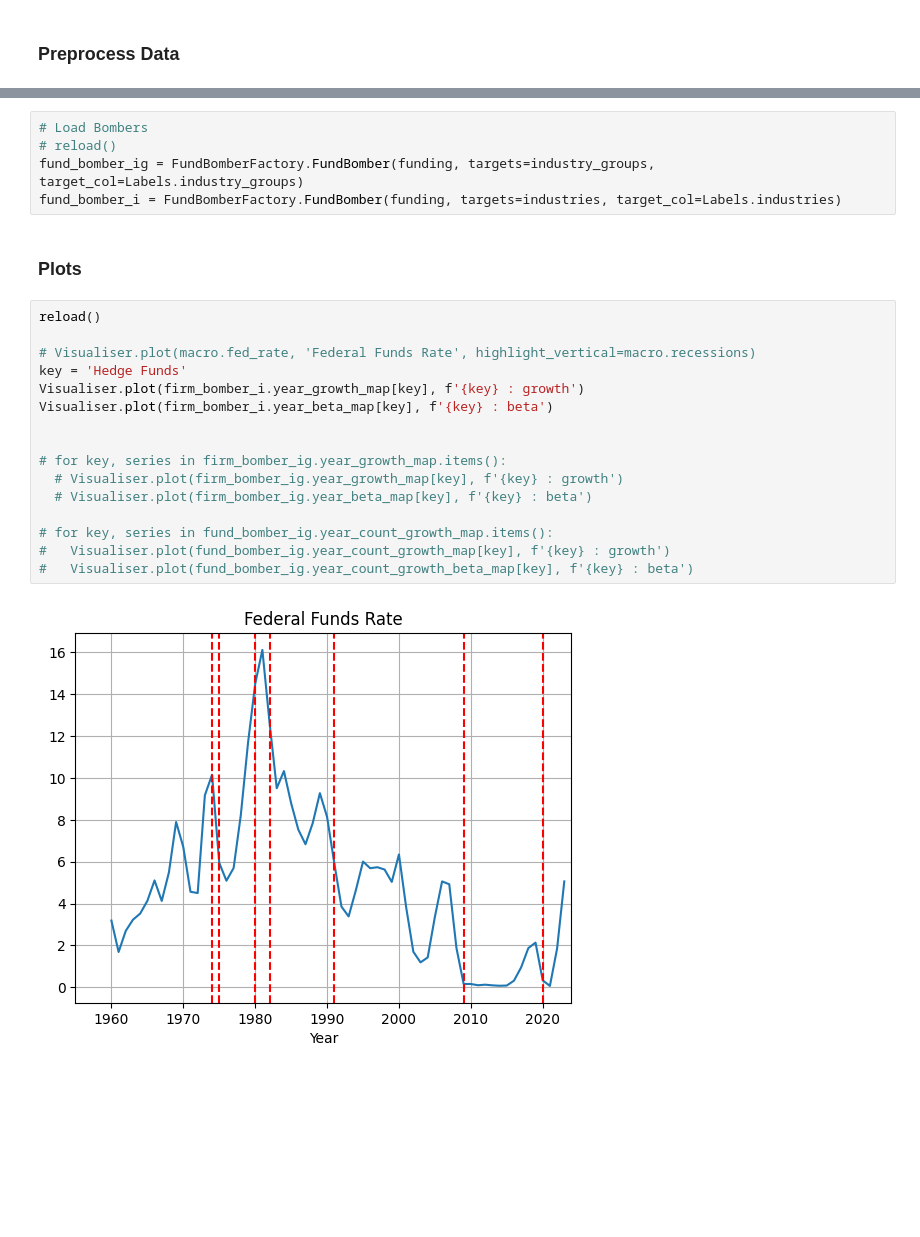
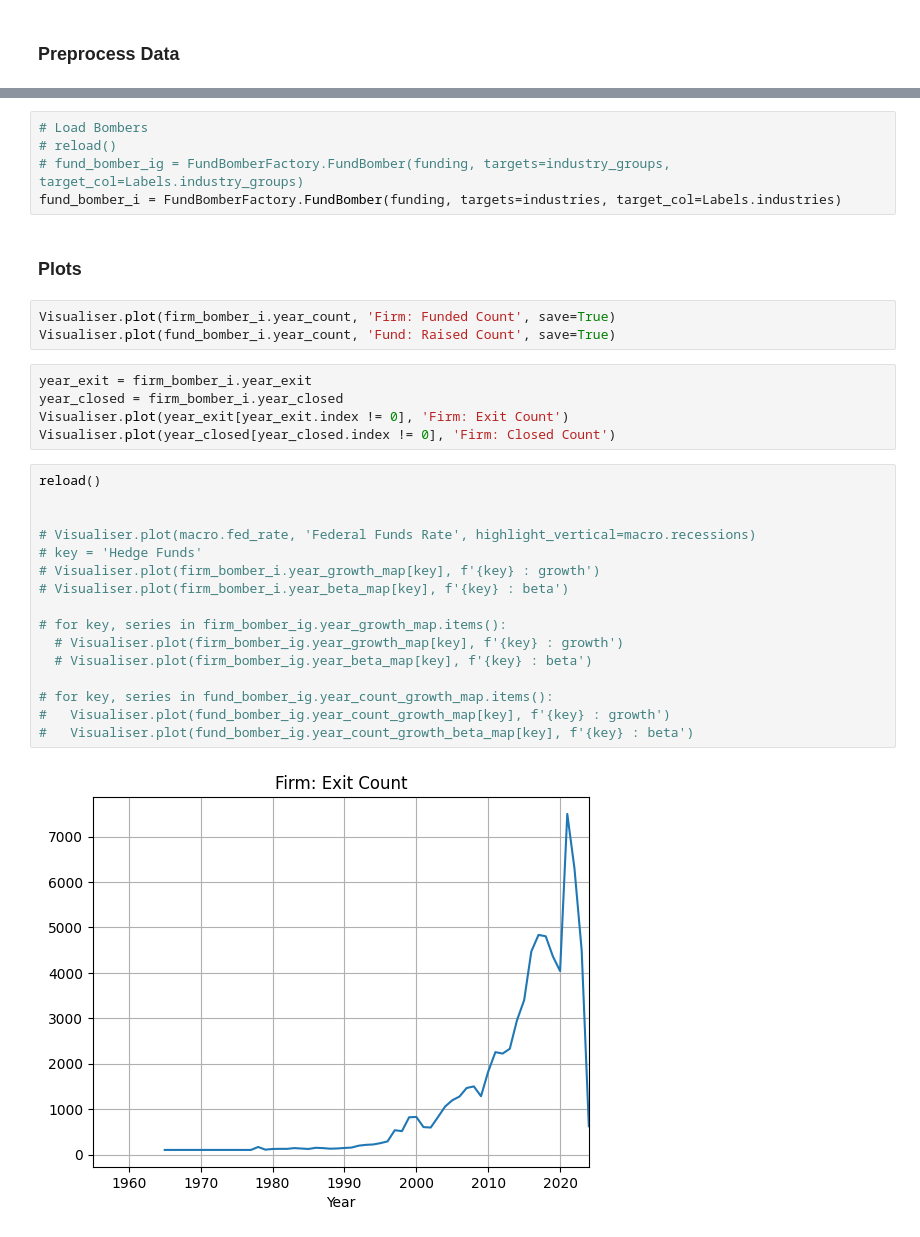
Before and after one commit to celinekoe/industrial_organisation, a Jupyter notebook: src/panel.ipynb, the cells around one changed output, grey strips where cells are left out. Cells and saved outputs as stored; diff of their text form; blank space fills up the shorter version.

```diff
--- a/src/panel.ipynb
+++ b/src/panel.ipynb
@@ -99,25 +97,33 @@ firm_bomber_i = FirmBomberFactory.FirmBomber(firms, targets=industries, target_c
 # %%
 # Load Bombers
 # reload()
-fund_bomber_ig = FundBomberFactory.FundBomber(funding, targets=industry_groups, target_col=Labels.industry_groups)
+# fund_bomber_ig = FundBomberFactory.FundBomber(funding, targets=industry_groups, target_col=Labels.industry_groups)
 fund_bomber_i = FundBomberFactory.FundBomber(funding, targets=industries, target_col=Labels.industries)
 # %% [markdown]
 ### Plots
+# %%
+Visualiser.plot(firm_bomber_i.year_count, 'Firm: Funded Count', save=True)
+Visualiser.plot(fund_bomber_i.year_count, 'Fund: Raised Count', save=True)
+# %%
+year_exit = firm_bomber_i.year_exit
+year_closed = firm_bomber_i.year_closed
+Visualiser.plot(year_exit[year_exit.index != 0], 'Firm: Exit Count')
+Visualiser.plot(year_closed[year_closed.index != 0], 'Firm: Closed Count')
 # %%
 reload()
 
+
 # Visualiser.plot(macro.fed_rate, 'Federal Funds Rate', highlight_vertical=macro.recessions)
-key = 'Hedge Funds'
-Visualiser.plot(firm_bomber_i.year_growth_map[key], f'{key} : growth')
-Visualiser.plot(firm_bomber_i.year_beta_map[key], f'{key} : beta')
-
+# key = 'Hedge Funds'
+# Visualiser.plot(firm_bomber_i.year_growth_map[key], f'{key} : growth')
+# Visualiser.plot(firm_bomber_i.year_beta_map[key], f'{key} : beta')
 
 # for key, series in firm_bomber_ig.year_growth_map.items():
   # Visualiser.plot(firm_bomber_ig.year_growth_map[key], f'{key} : growth')
   # Visualiser.plot(firm_bomber_ig.year_beta_map[key], f'{key} : beta')
 
 # for key, series in fund_bomber_ig.year_count_growth_map.items():
 #   Visualiser.plot(fund_bomber_ig.year_count_growth_map[key], f'{key} : growth')
 #   Visualiser.plot(fund_bomber_ig.year_count_growth_beta_map[key], f'{key} : beta')
 # %% [output]
-[figure, old version]
+[figure, new version]
```
Also changed, not shown: parts of 4 cells of this notebook, 13 other files.
